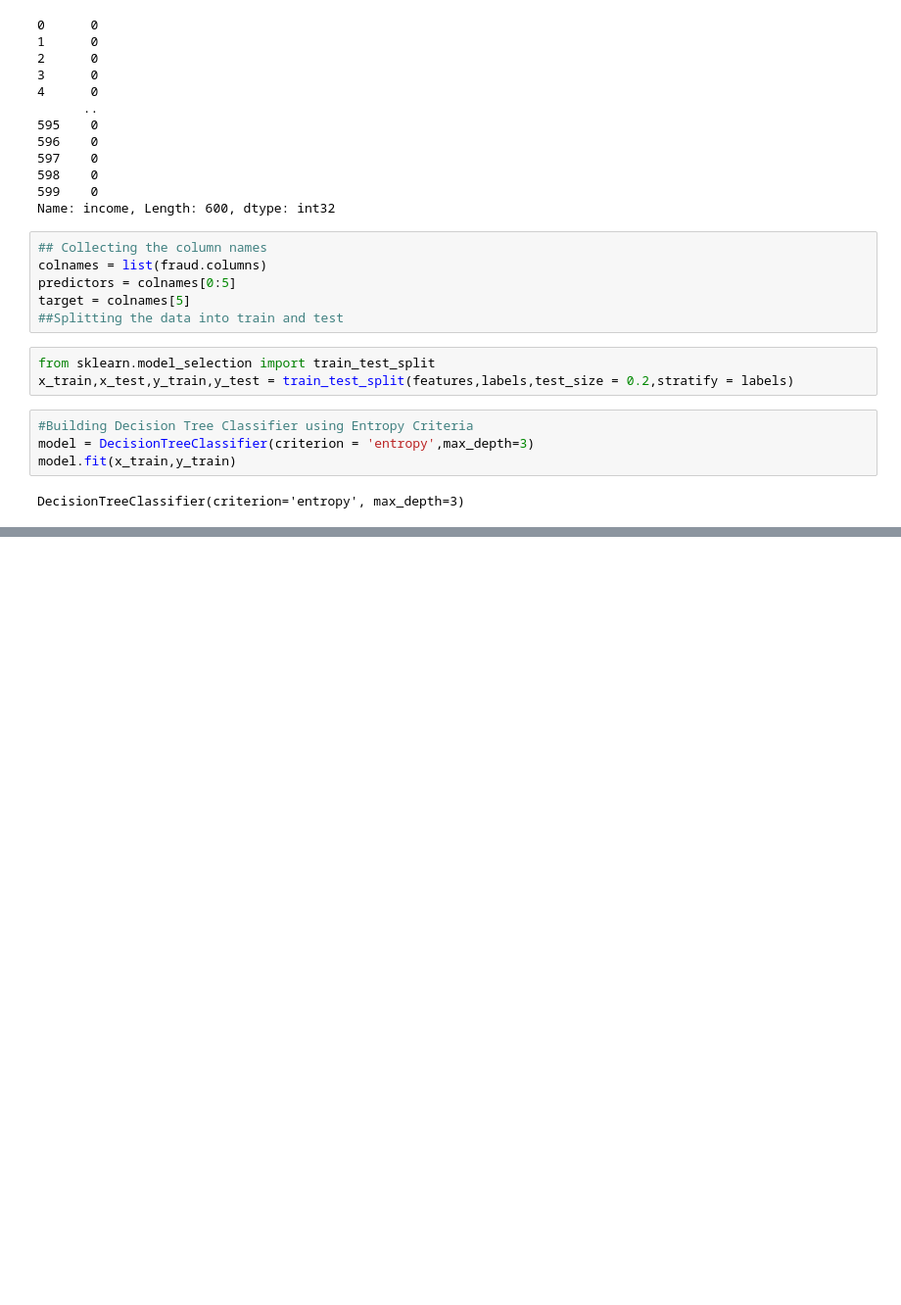
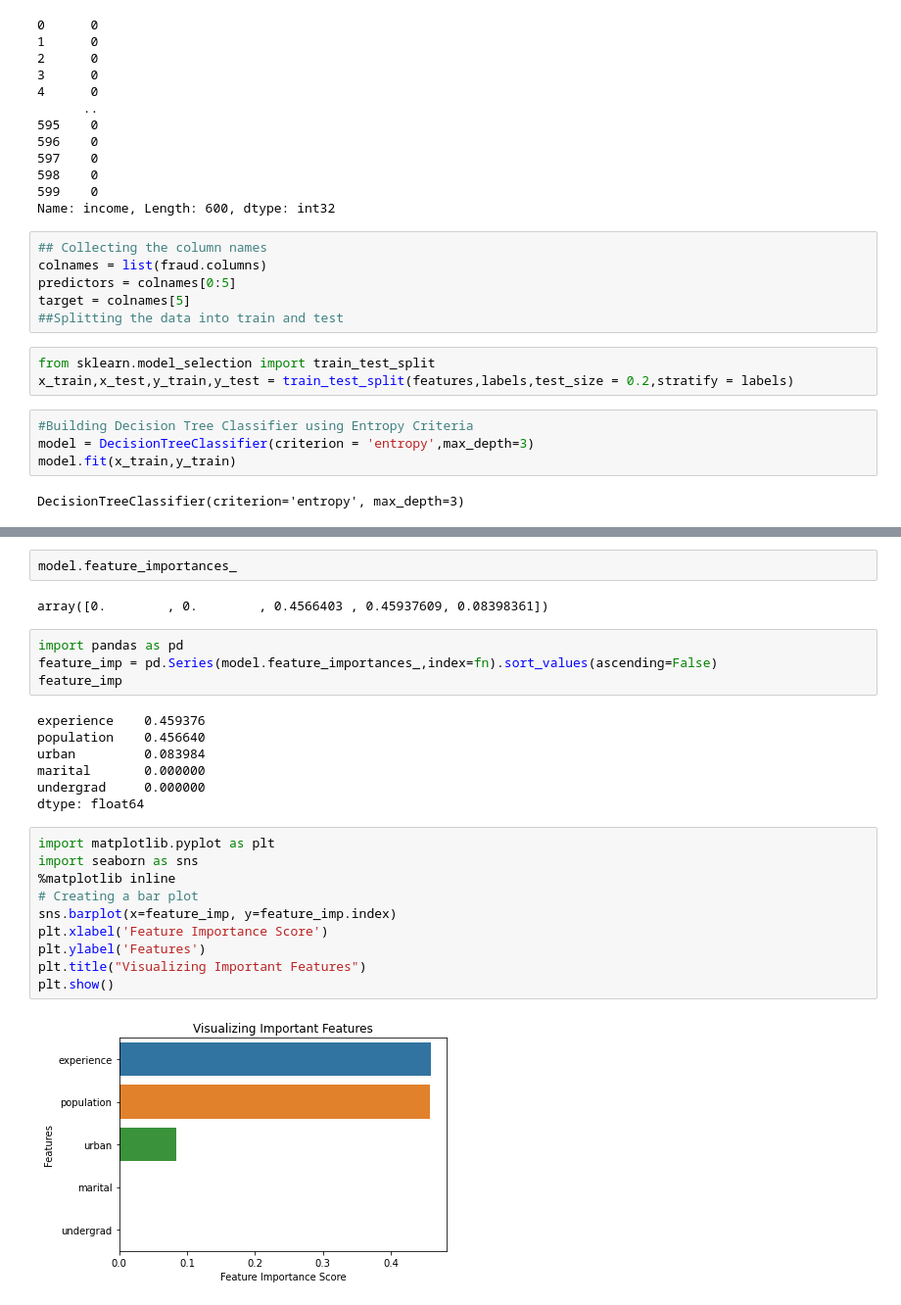
Before and after one commit to Meghagaik/Assignments, a Jupyter notebook: Decision Tree-Fraud_check.ipynb, the cells around one changed output, grey strips where cells are left out. Shown: that part at 98% size. Saved outputs shown, nothing was run; the diff lists cells and outputs as text; blank space fills up the shorter version.

```diff
--- a/Decision Tree-Fraud_check.ipynb
+++ b/Decision Tree-Fraud_check.ipynb
@@ -142,0 +143,27 @@ tree.plot_tree(model,
+# %%
+model.feature_importances_
+# %% [output]
+array([0.        , 0.        , 0.4566403 , 0.45937609, 0.08398361])
+# %%
+import pandas as pd
+feature_imp = pd.Series(model.feature_importances_,index=fn).sort_values(ascending=False)
+feature_imp
+# %% [output]
+experience    0.459376
+population    0.456640
+urban         0.083984
+marital       0.000000
+undergrad     0.000000
+dtype: float64
+# %%
+import matplotlib.pyplot as plt
+import seaborn as sns
+%matplotlib inline
+# Creating a bar plot
+sns.barplot(x=feature_imp, y=feature_imp.index)
+plt.xlabel('Feature Importance Score')
+plt.ylabel('Features')
+plt.title("Visualizing Important Features")
+plt.show()
+# %% [output]
+[figure, added]
```
Also changed, not shown: parts of 9 cells of this notebook.
